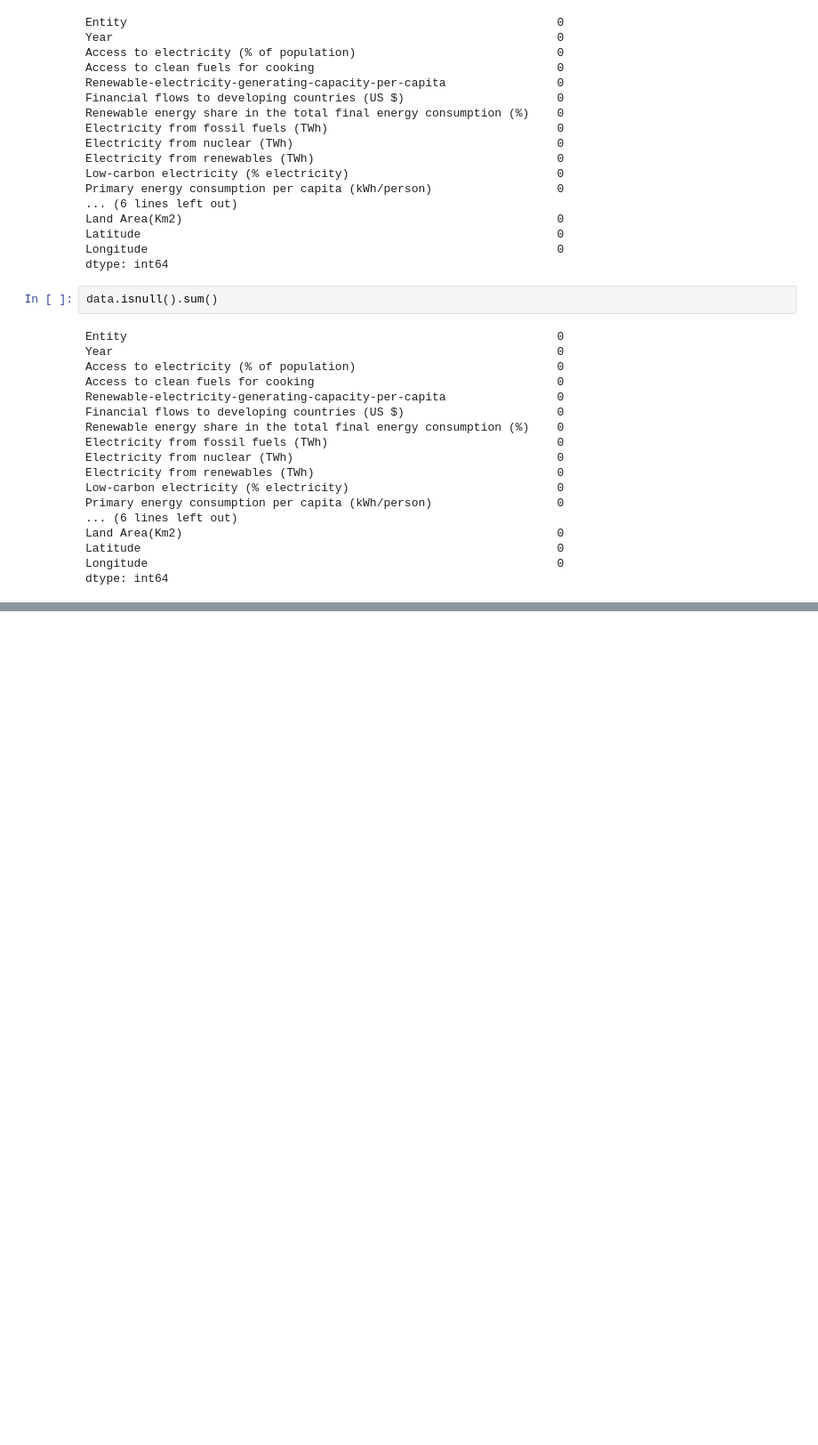
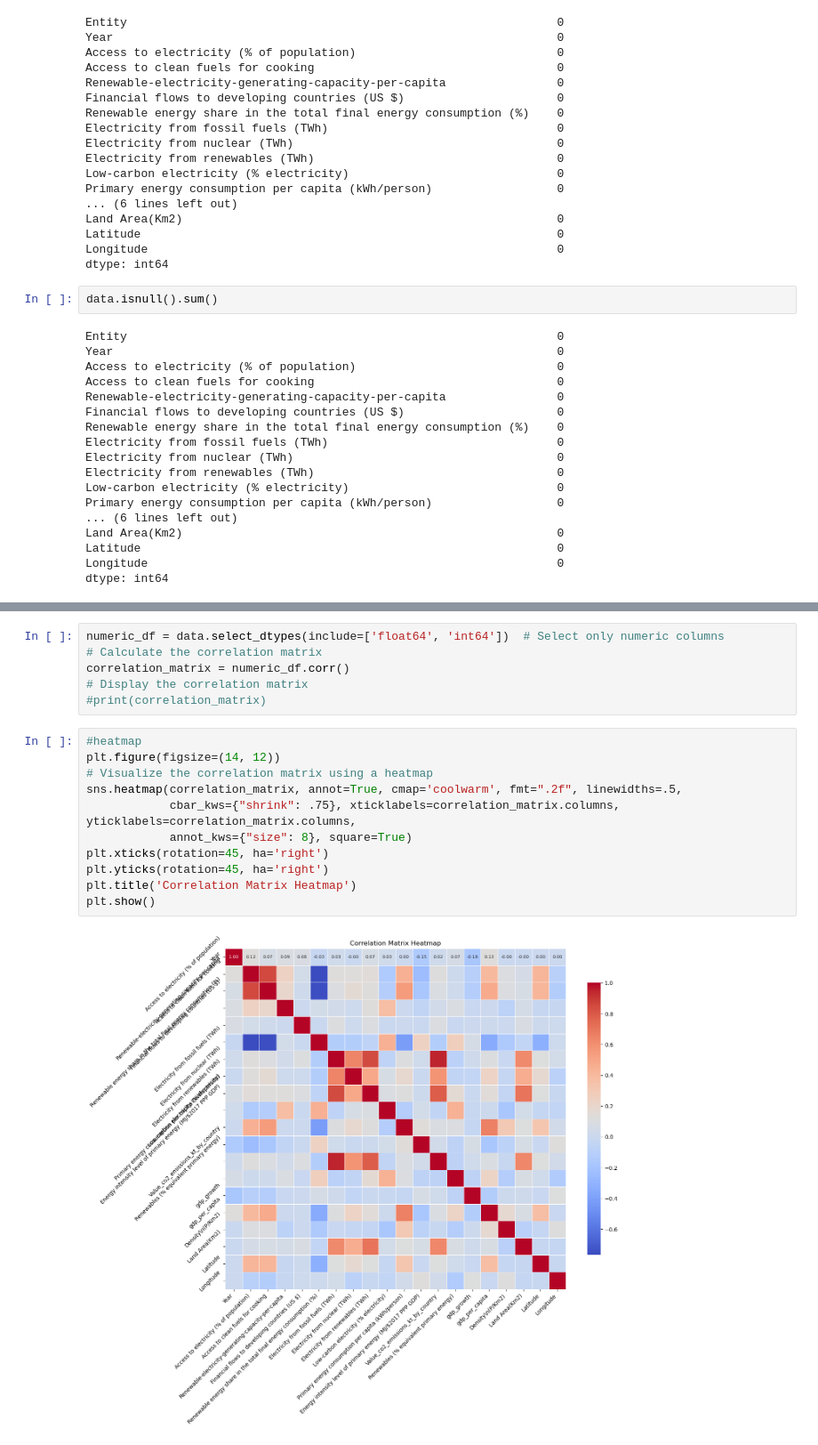
Before and after one commit to KunjPathak12/CO2-Emmisions-and-Renewable-Energy-Forecasting, a Jupyter notebook: solution.ipynb, the cells around one changed output, grey strips where cells are left out. Shown at 89% size. Saved outputs shown, nothing was run; the diff lists cells and outputs as text; blank space fills up the shorter version.

```diff
--- a/solution.ipynb
+++ b/solution.ipynb
@@ -194,0 +216,19 @@ dtype: int64
+# %%
+numeric_df = data.select_dtypes(include=['float64', 'int64'])  # Select only numeric columns
+# Calculate the correlation matrix
+correlation_matrix = numeric_df.corr()
+# Display the correlation matrix
+#print(correlation_matrix)
+# %%
+#heatmap
+plt.figure(figsize=(14, 12))
+# Visualize the correlation matrix using a heatmap
+sns.heatmap(correlation_matrix, annot=True, cmap='coolwarm', fmt=".2f", linewidths=.5,
+            cbar_kws={"shrink": .75}, xticklabels=correlation_matrix.columns, yticklabels=correlation_matrix.columns,
+            annot_kws={"size": 8}, square=True)
+plt.xticks(rotation=45, ha='right')
+plt.yticks(rotation=45, ha='right')
+plt.title('Correlation Matrix Heatmap')
+plt.show()
+# %% [output]
+[figure, added]
```
Also changed, not shown: parts of 6 cells of this notebook.
